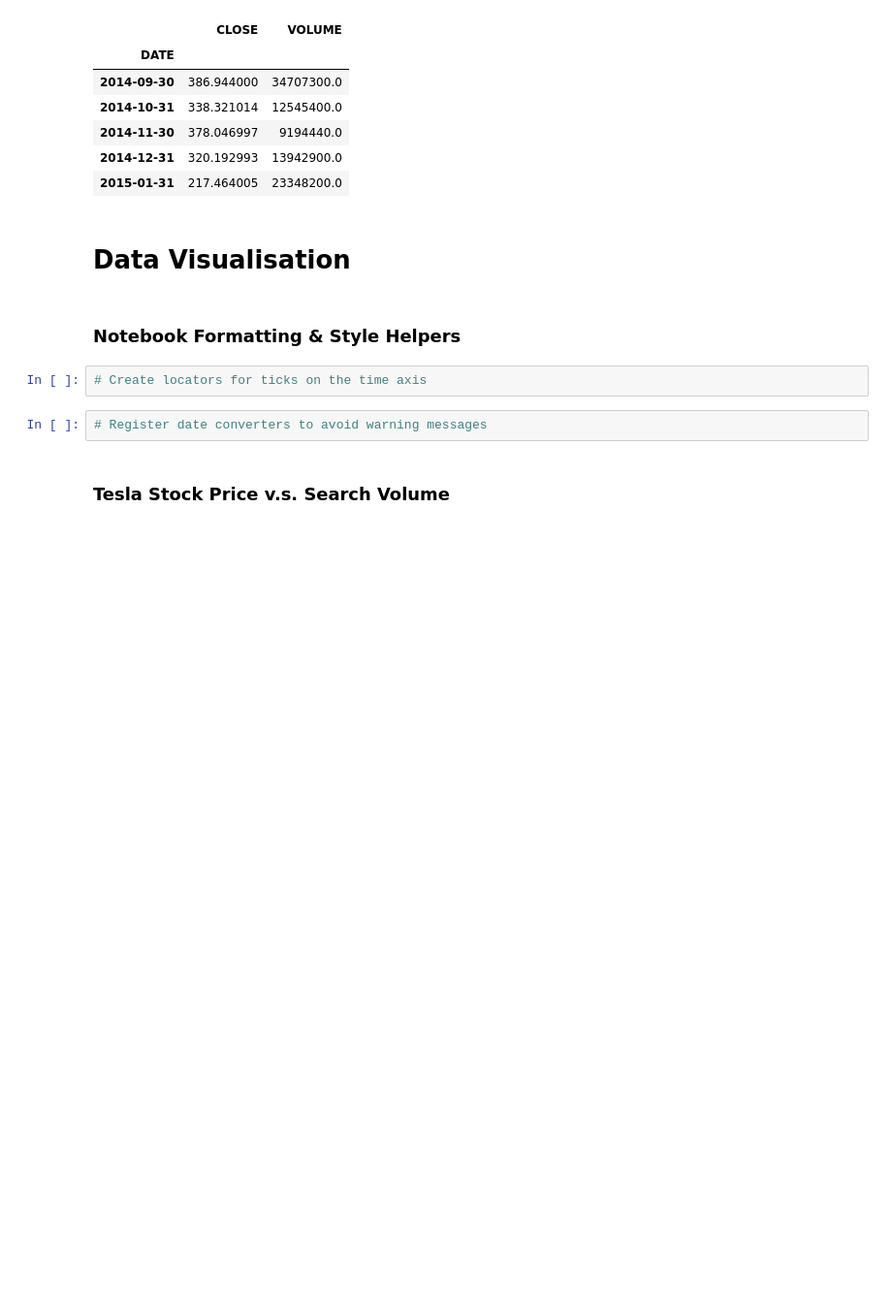
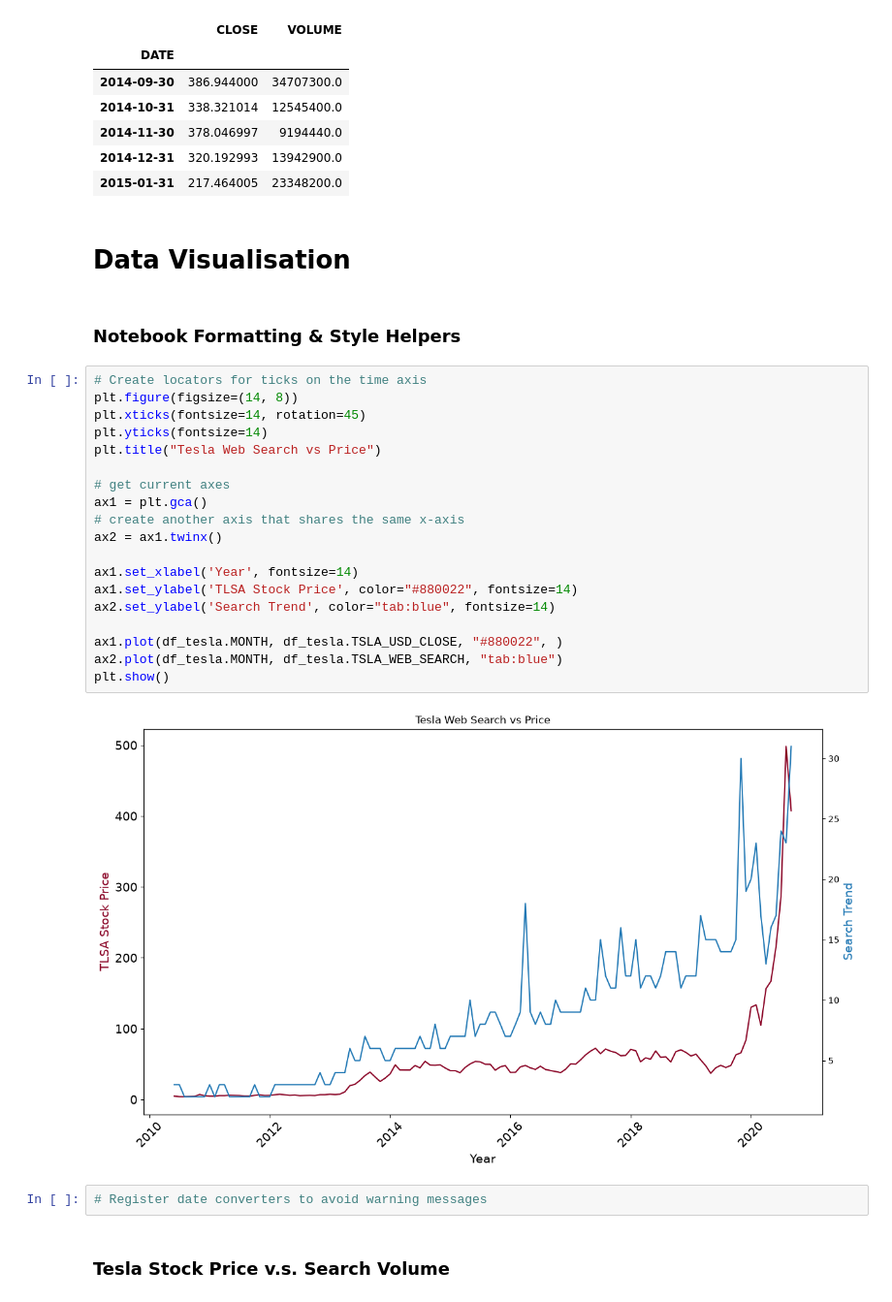
Before and after one commit to bfutrell70/python-bootcamp, a Jupyter notebook: day-75/Google Trends and Data Visualisation.ipynb, the cells around one changed output. Shown at 97% size. Cells and saved outputs as stored; diff of their text form; blank space fills up the shorter version.

Commit message:
working on lecture 553 - Data Visualization - Tesla Line Charts in Matplotlib

```diff
--- a/day-75/Google Trends and Data Visualisation.ipynb
+++ b/day-75/Google Trends and Data Visualisation.ipynb
@@ -204,8 +204,27 @@ df_btc_monthly.head()
 # Data Visualisation
 # %% [markdown]
 ### Notebook Formatting & Style Helpers
-# %%
-# Create locators for ticks on the time axis
+# %%
+# Create locators for ticks on the time axis
+plt.figure(figsize=(14, 8))
+plt.xticks(fontsize=14, rotation=45)
+plt.yticks(fontsize=14)
+plt.title("Tesla Web Search vs Price")
+
+# get current axes
+ax1 = plt.gca()
+# create another axis that shares the same x-axis
+ax2 = ax1.twinx()
+
+ax1.set_xlabel('Year', fontsize=14)
+ax1.set_ylabel('TLSA Stock Price', color="#880022", fontsize=14)
+ax2.set_ylabel('Search Trend', color="tab:blue", fontsize=14)
+
+ax1.plot(df_tesla.MONTH, df_tesla.TSLA_USD_CLOSE, "#880022", )
+ax2.plot(df_tesla.MONTH, df_tesla.TSLA_WEB_SEARCH, "tab:blue")
+plt.show()
+# %% [output]
+[figure, added]
 # %%
 # Register date converters to avoid warning messages
 # %% [markdown]
```
